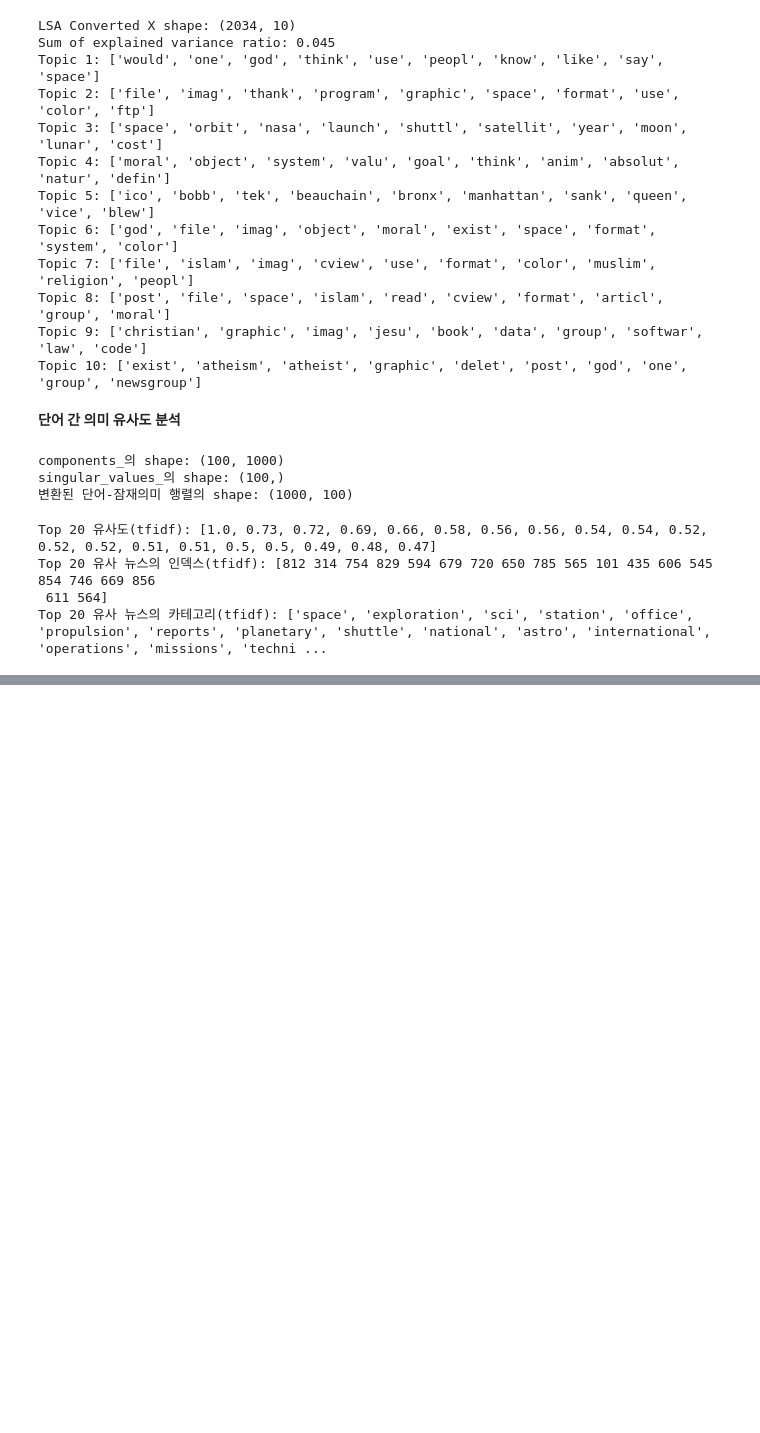
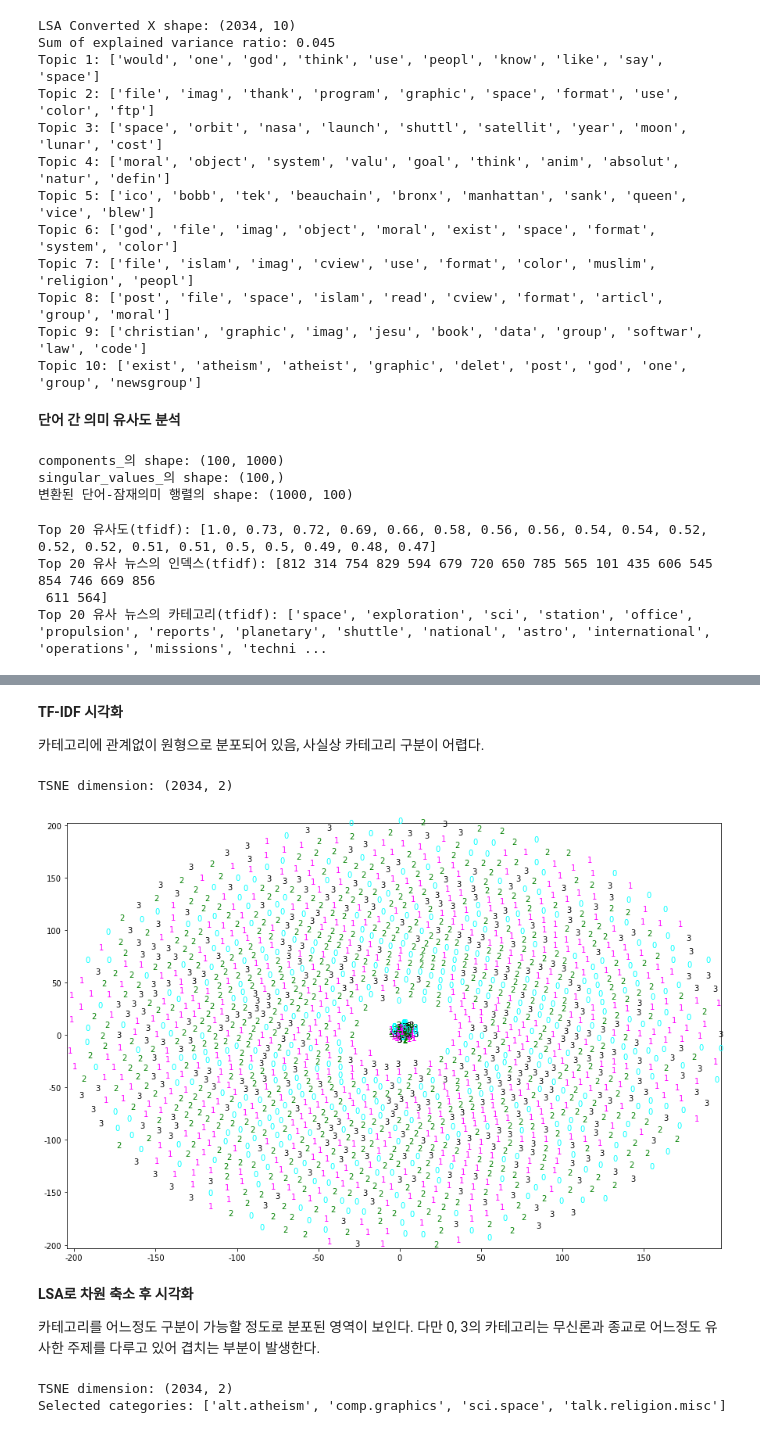
Before and after one commit to CaFeCoKe/TextMining, a Jupyter notebook: Chapter 6/Dimensionality_Reduction.ipynb, the cells around one changed output, grey strips where cells are left out. Saved outputs shown, nothing was run; the diff lists cells and outputs as text; code cells hidden in the pictures; blank space fills up the shorter version.

```diff
--- a/Chapter 6/Dimensionality_Reduction.ipynb
+++ b/Chapter 6/Dimensionality_Reduction.ipynb
@@ -319,0 +324,61 @@ Top 20 유사 뉴스의 카테고리(tfidf): ['space', 'exploration', 'sci', 'st
+# %%
+%matplotlib inline
+import matplotlib.pyplot as plt
+import matplotlib as mpl
+
+# 그래프에서 마이너스 폰트 깨지는 문제에 대한 대처
+mpl.rcParams['axes.unicode_minus'] = False
+# %%
+def tsne_graph(tsne_2, label, lim=None):
+    colors = {0:'cyan', 1:'magenta', 2:'green', 3:'black'}
+    x = tsne_2[:,0]     # 압축된 첫 차원을 x축으로 이용
+    y = tsne_2[:,1]     # 압축된 둘째 차원은 y축으로 이용
+    plt.figure(figsize=(15,10))
+    if lim == None:
+        lim = [min(x), max(x), min(y), max(y)]
+    plt.xlim(lim[0], lim[1])
+    plt.ylim(lim[2], lim[3])
+
+    for i in range(len(x)):
+        # 각 값에 대해 y값 즉 label에 따라 색을 바꿔가며 text로 그래프에 출력
+        if (lim[0] < x[i] < lim[1]) and (lim[2] < y[i] < lim[3]):
+            plt.text(x[i], y[i], label[i], color = colors[label[i]])
+    plt.show()
+# %% [markdown]
+**TF-IDF 시각화**
+
+카테고리에 관계없이 원형으로 분포되어 있음, 사실상 카테고리 구분이 어렵다.
+# %%
+from sklearn.manifold import TSNE
+
+tfidf = TfidfVectorizer(tokenizer=tokenizer)
+X_train_tfidf = tfidf.fit_transform(X_train)    # train set을 변환
+X_test_tfidf = tfidf.transform(X_test)          # test set을 변환
+
+tsne = TSNE(n_components=2, random_state=7)
+tsne_tfidf = tsne.fit_transform(X_train_tfidf)
+
+print('TSNE dimension:', tsne_tfidf.shape)
+# %% [output]
+TSNE dimension: (2034, 2)
+# %%
+tsne_graph(tsne_tfidf, y_train)
+# %% [output]
+[figure, added]
+# %% [markdown]
+**LSA로 차원 축소 후 시각화**
+
+카테고리를 어느정도 구분이 가능할 정도로 분포된 영역이 보인다. 다만 0, 3의 카테고리는 무신론과 종교로 어느정도 유사한 주제를 다루고 있어 겹치는 부분이 발생한다.
+# %%
+svd = TruncatedSVD(n_components=100, random_state=1)    # 차원 축소 20085 -> 100, reproducible
+
+X_train_lsa = svd.fit_transform(X_train_tfidf)
+X_test_lsa = svd.transform(X_test_tfidf)
+
+tsne_lsa = tsne.fit_transform(X_train_lsa)
+
+print('TSNE dimension:', tsne_lsa.shape)
+print('Selected categories:', newsgroups_train.target_names)
+# %% [output]
+TSNE dimension: (2034, 2)
+Selected categories: ['alt.atheism', 'comp.graphics', 'sci.space', 'talk.religion.misc']
```
Also changed, not shown: parts of 3 cells of this notebook.
